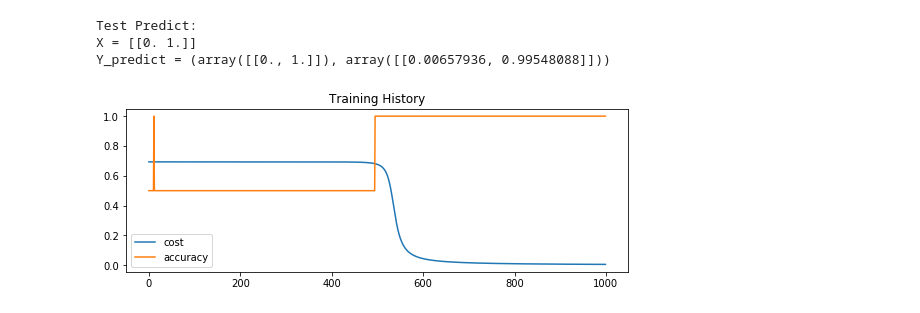
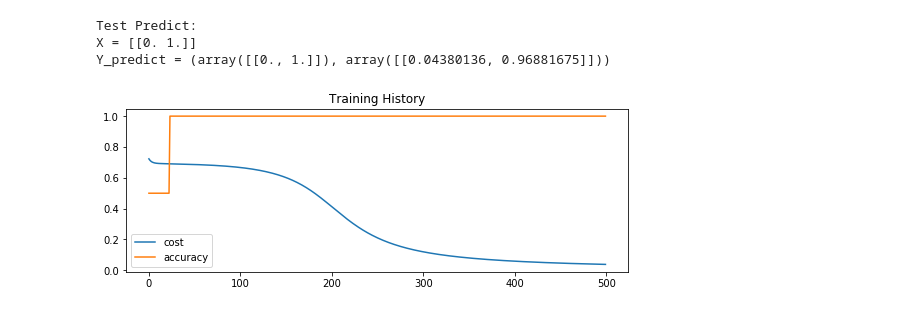
Before and after one commit to rogerallen/random_notebooks, a Jupyter notebook: simple_neural_net.ipynb, the cells around one changed output. Cells and saved outputs as stored; diff of their text form; code cells hidden in the pictures.

```diff
--- a/simple_neural_net.ipynb
+++ b/simple_neural_net.ipynb
@@ -25,10 +23,13 @@ def init_layers(nn, seed):
         layer_input_size = layer["input_dim"]
         layer_output_size = layer["output_dim"]
 
+        # BUGFIX! original code multiplied all randn values
+        # by 0.1 which REALLY screws things up and makes
+        # the nets VERY HARD TO TRAIN.
         nn_params['W' + str(layer_idx)] = np.random.randn(
-            layer_output_size, layer_input_size) * 0.1
+            layer_output_size, layer_input_size)
         nn_params['b' + str(layer_idx)] = np.random.randn(
-            layer_output_size, 1) * 0.1
+            layer_output_size, 1)
 
 def sigmoid(Z):
     return 1/(1+np.exp(-Z))
@@ -266,24 +288,24 @@ Y_predict = (array([[0., 0., 0., 1.]]), array([[3.59672041e-04, 1.06515260e-02,
 # %%
 # try a hidden layer follow -- works with different learning rate
 nn = {
     "params": None,
     "architecture": [
         {"input_dim": 1, "output_dim": 1, "activation": "sigmoid"},
         {"input_dim": 1, "output_dim": 1, "activation": "sigmoid"},
         {"input_dim": 1, "output_dim": 1, "activation": "sigmoid"},
     ]
 }
 X = np.array([[0.0],[1.0]]).T
 Y = np.array([[0.0],[1.0]]).T
-epochs = 1000
-learning_rate = 2.0
+epochs = 500
+learning_rate = 0.5
 seed = 1984
 train_and_check(X,Y,nn,epochs,learning_rate,seed)
 # %% [output]
 Test Predict:
 X = [[0. 1.]]
-Y_predict = (array([[0., 1.]]), array([[0.00657936, 0.99548088]]))
+Y_predict = (array([[0., 1.]]), array([[0.04380136, 0.96881675]]))
-[figure, old version]
+[figure, new version]
 # %%
 # AND with a hidden layer seems to work fine...
 nn = {
```
Also changed, not shown: parts of 9 cells of this notebook.
